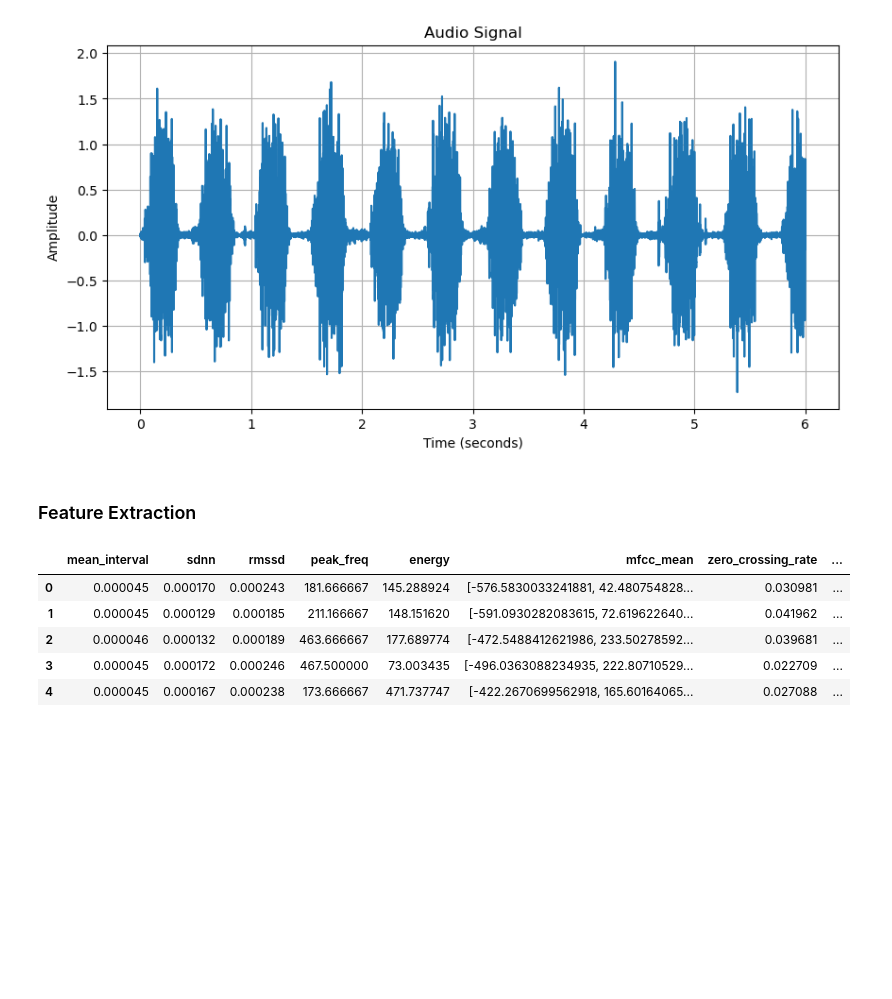
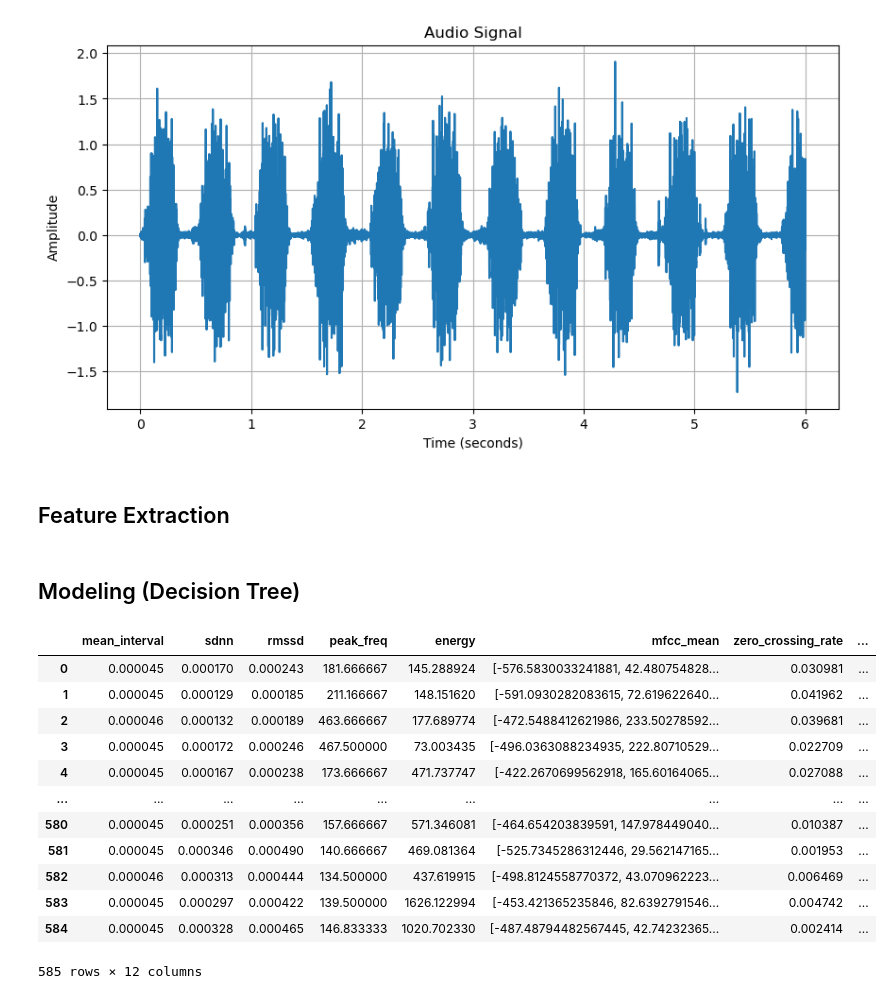
Before and after one commit to MuhammadAuliaa/HeartbeatClassification, a Jupyter notebook: HeartbeatClassification_DecisionTree.ipynb, the cells around one changed output. Cells and saved outputs as stored; diff of their text form; code cells hidden in the pictures; blank space fills up the shorter version.

```diff
--- a/HeartbeatClassification.ipynb
+++ b/HeartbeatClassification_DecisionTree.ipynb
@@ -172,7 +147,7 @@ plot_signal(df['processed_signal'][100], fs)
 [figure]
 [figure]
 # %% [markdown]
-### Feature Extraction
+## Feature Extraction
 # %%
 def extract_features(signal, sr):
     # Menghitung rata-rata interval detak
@@ -245,12 +220,21 @@ def process_feature_extract(df):
     return pd.DataFrame(all_features)
 
 features_df = process_feature_extract(df)
-
-features_df.head()
-# %% [output]
-|  | mean_interval | sdnn | rmssd | peak_freq | energy | mfcc_mean | zero_crossing_rate | ... |
-| 0 | 0.000045 | 0.000170 | 0.000243 | 181.666667 | 145.288924 | [-576.5830033241881, 42.480754828... | 0.030981 | ... |
-| 1 | 0.000045 | 0.000129 | 0.000185 | 211.166667 | 148.151620 | [-591.0930282083615, 72.619622640... | 0.041962 | ... |
-| 2 | 0.000046 | 0.000132 | 0.000189 | 463.666667 | 177.689774 | [-472.5488412621986, 233.50278592... | 0.039681 | ... |
-| 3 | 0.000045 | 0.000172 | 0.000246 | 467.500000 | 73.003435 | [-496.0363088234935, 222.80710529... | 0.022709 | ... |
-| 4 | 0.000045 | 0.000167 | 0.000238 | 173.666667 | 471.737747 | [-422.2670699562918, 165.60164065... | 0.027088 | ... |
+# %% [markdown]
+## Modeling (Decision Tree)
+# %%
+features_df
+# %% [output]
+|  | mean_interval | sdnn | rmssd | peak_freq | energy | mfcc_mean | zero_crossing_rate | ... |
+| 0 | 0.000045 | 0.000170 | 0.000243 | 181.666667 | 145.288924 | [-576.5830033241881, 42.480754828... | 0.030981 | ... |
+| 1 | 0.000045 | 0.000129 | 0.000185 | 211.166667 | 148.151620 | [-591.0930282083615, 72.619622640... | 0.041962 | ... |
+| 2 | 0.000046 | 0.000132 | 0.000189 | 463.666667 | 177.689774 | [-472.5488412621986, 233.50278592... | 0.039681 | ... |
+| 3 | 0.000045 | 0.000172 | 0.000246 | 467.500000 | 73.003435 | [-496.0363088234935, 222.80710529... | 0.022709 | ... |
+| 4 | 0.000045 | 0.000167 | 0.000238 | 173.666667 | 471.737747 | [-422.2670699562918, 165.60164065... | 0.027088 | ... |
+| ... | ... | ... | ... | ... | ... | ... | ... | ... |
+| 580 | 0.000045 | 0.000251 | 0.000356 | 157.666667 | 571.346081 | [-464.654203839591, 147.978449040... | 0.010387 | ... |
+| 581 | 0.000045 | 0.000346 | 0.000490 | 140.666667 | 469.081364 | [-525.7345286312446, 29.562147165... | 0.001953 | ... |
+| 582 | 0.000046 | 0.000313 | 0.000444 | 134.500000 | 437.619915 | [-498.8124558770372, 43.070962223... | 0.006469 | ... |
+| 583 | 0.000045 | 0.000297 | 0.000422 | 139.500000 | 1626.122994 | [-453.421365235846, 82.6392791546... | 0.004742 | ... |
+| 584 | 0.000045 | 0.000328 | 0.000465 | 146.833333 | 1020.702330 | [-487.48794482567445, 42.74232365... | 0.002414 | ... |
+585 rows × 12 columns
```
Also changed, not shown: parts of 23 cells of this notebook, 18 other files.
